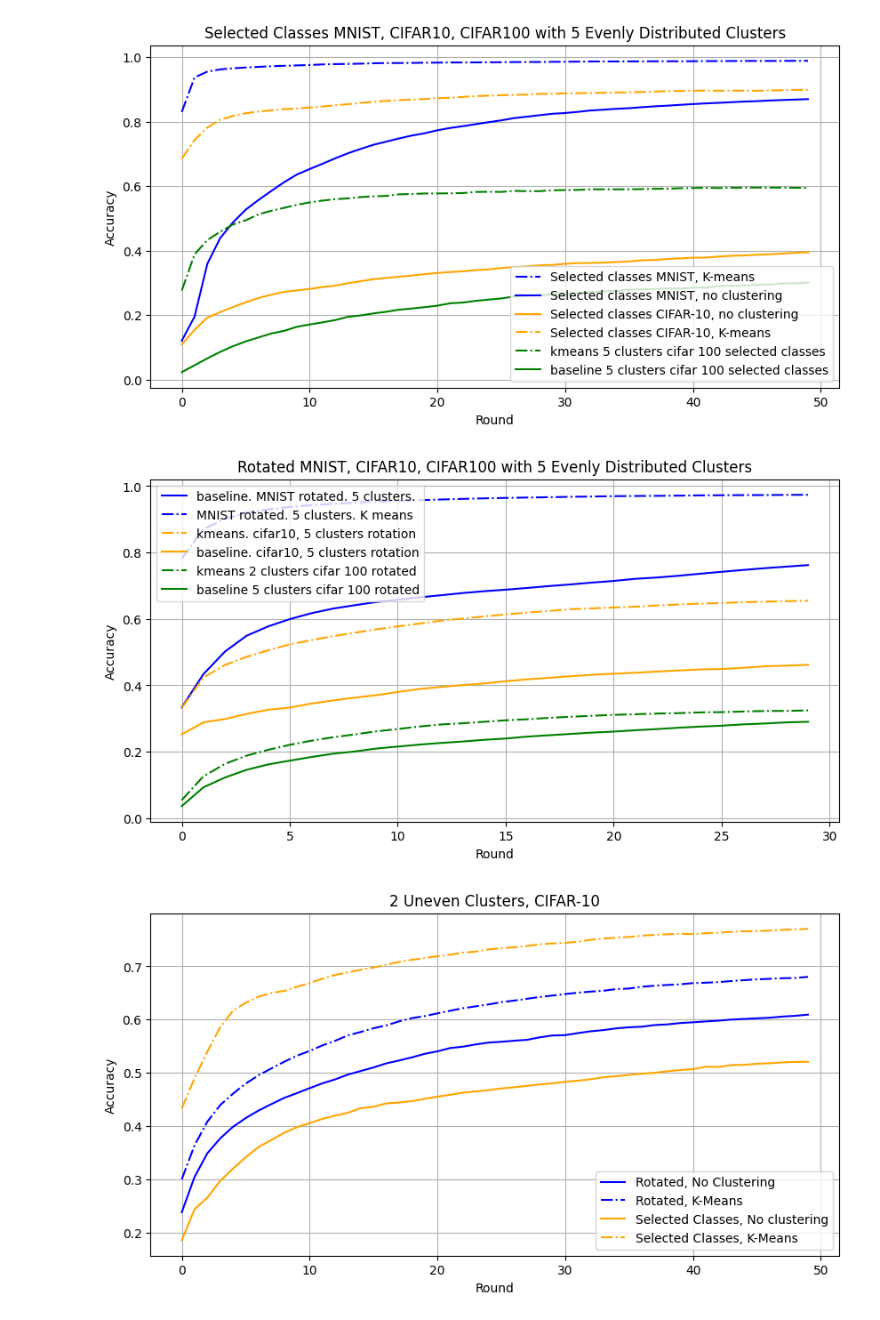
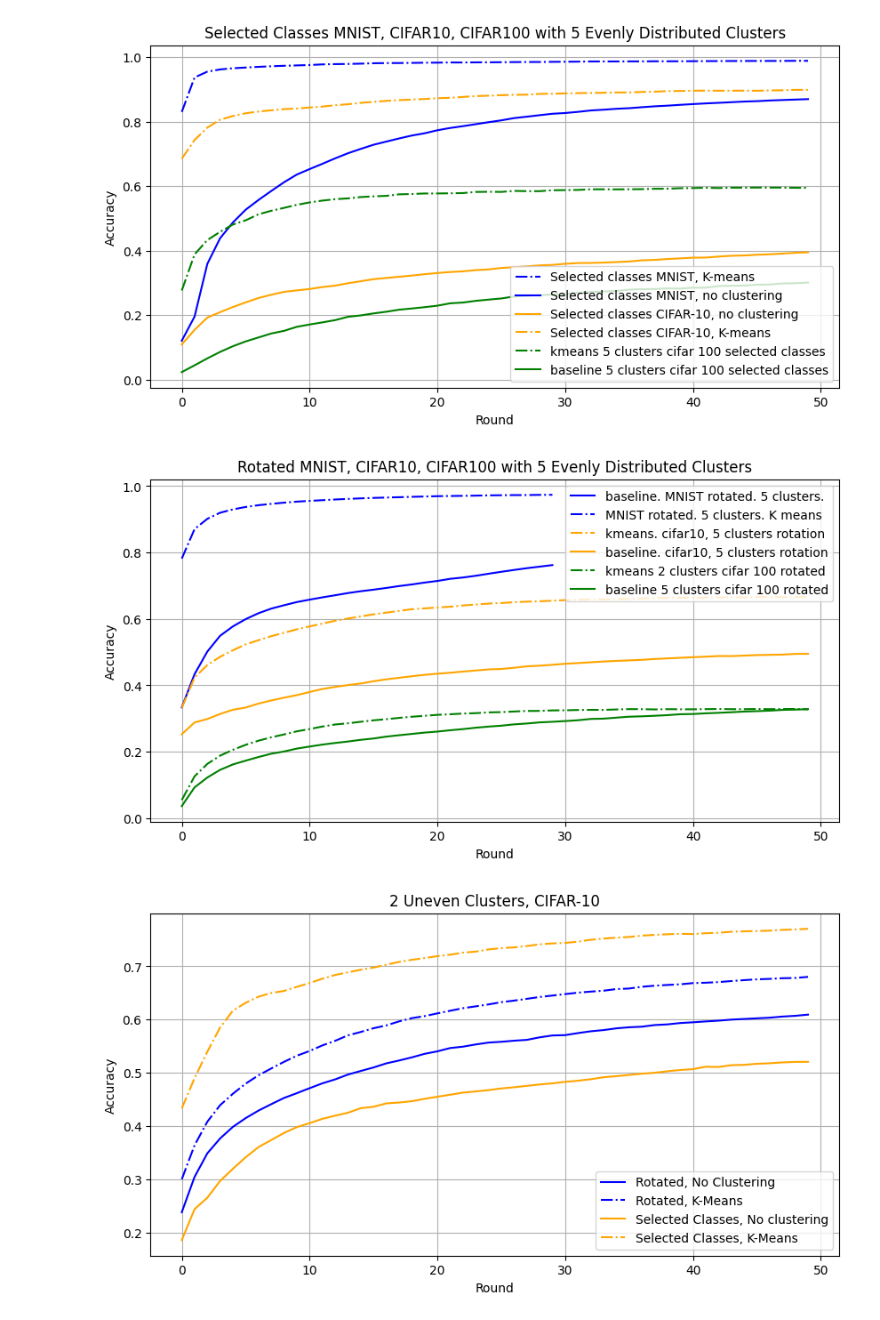
Before and after one commit to sidb70/clusterFL, a Jupyter notebook: experiments/results/results.ipynb, the cells around one changed output. Saved outputs shown, nothing was run; the diff lists cells and outputs as text; code cells hidden in the pictures.

Commit message:
add remaining 20 rounds for one experiment

```diff
--- a/experiments/results/results.ipynb
+++ b/experiments/results/results.ipynb
@@ -158,40 +158,40 @@ dirname = './cifar10_rotated'
 cifar_results = get_results(dirname)
 dirname = './cifar100_rotated'
 cifar100_results = get_results(dirname)
 
 
 # linestyle is - - for mnist, - for cifar
 # color is orange for baseline_average
 plt.figure(figsize=(10, 5))
 for i in mnist_results:
     description = mnist_results[i]['description']
     baseline = mnist_results[i]['baseline']
     experiment_results = mnist_results[i]['results']
-    rounds = [r[0] for r in experiment_results][:30]
-    accs = [r[1] for r in experiment_results][:30]
+    rounds = [r[0] for r in experiment_results]
+    accs = [r[1] for r in experiment_results]
     plt.plot(rounds, accs, label=description, linestyle='-' if baseline else '-.', color = 'blue' )
 for i in cifar_results:
     description = cifar_results[i]['description']
     experiment_results = cifar_results[i]['results']
     baseline = cifar_results[i]['baseline']
-    rounds = [r[0] for r in experiment_results][:30]
-    accs = [r[1] for r in experiment_results][:30]
+    rounds = [r[0] for r in experiment_results]
+    accs = [r[1] for r in experiment_results]
     plt.plot(rounds, accs, label=description, linestyle='-' if baseline else '-.', color = 'orange' )
 for i in cifar100_results:
     description = cifar100_results[i]['description']
     experiment_results = cifar100_results[i]['results']
     baseline = cifar100_results[i]['baseline']
-    rounds = [r[0] for r in experiment_results][:30]
-    accs = [r[1] for r in experiment_results][:30]
+    rounds = [r[0] for r in experiment_results]
+    accs = [r[1] for r in experiment_results]
     plt.plot(rounds, accs, label=description, linestyle='-' if baseline else '-.', color = 'green' )
 plt.xlabel('Round')
 plt.ylabel('Accuracy')
 plt.title('Rotated MNIST, CIFAR10, CIFAR100 with 5 Evenly Distributed Clusters')
 plt.legend()
 plt.grid()
 plt.show()
 # %% [output]
-[figure, old version]
+[figure, new version]
 # %%
 def plot_uneven_clusters(basedir, title):
     uneven_rotated_dir = os.path.join(basedir, 'rotated')
```
Also changed, not shown: 1 other file.
